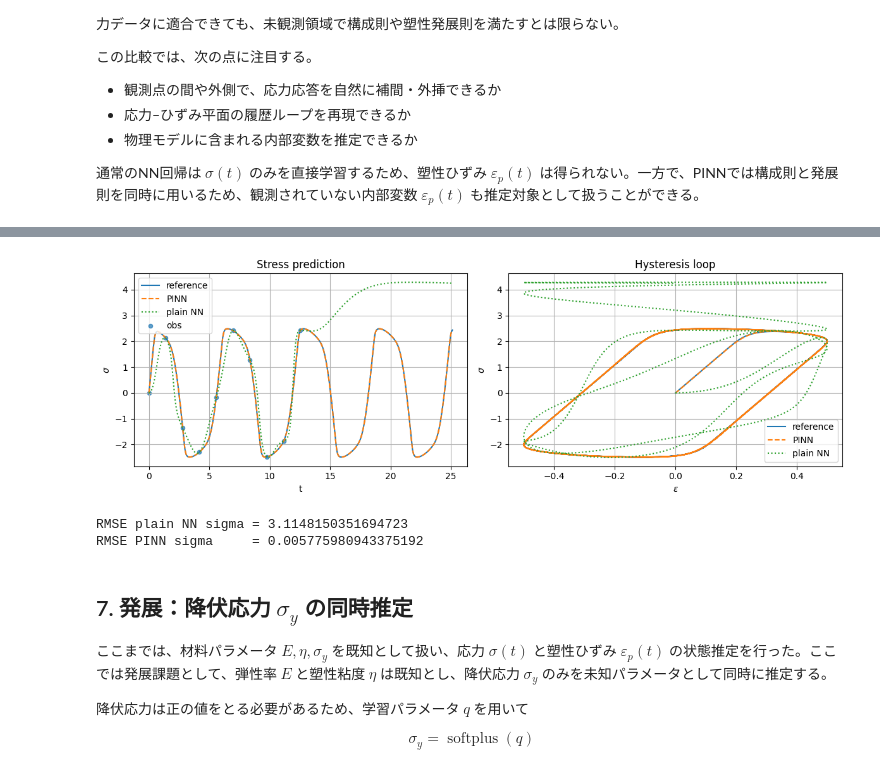
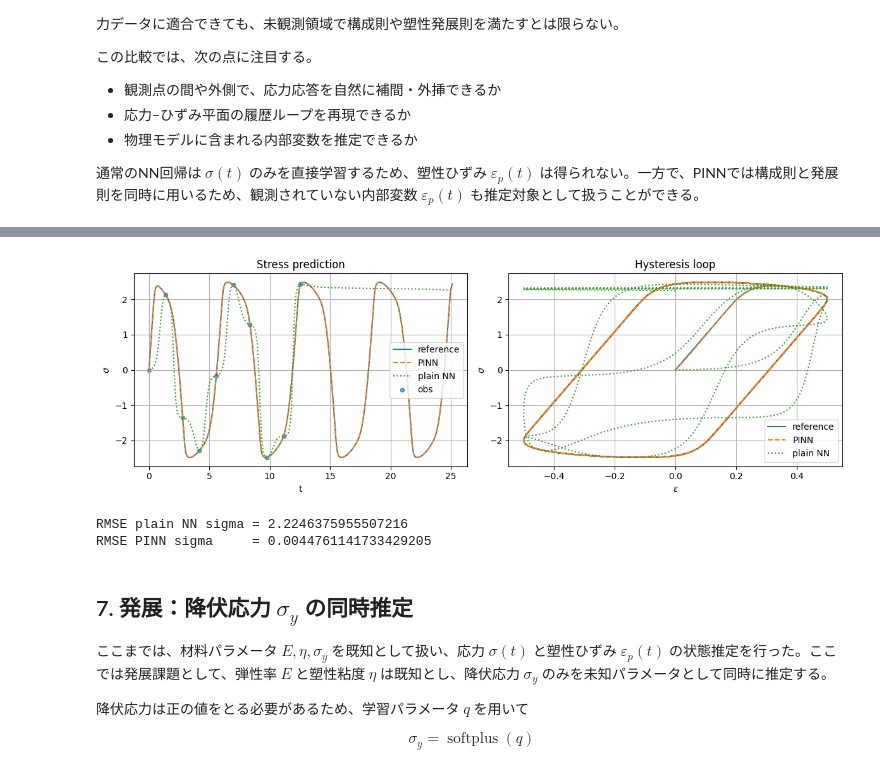
Before and after one commit to itoshin110/Lecture-of-physics-informed-neural-networks, a Jupyter notebook: pinn_elastoviscoplastic_bingham.ipynb, the cells around one changed output, grey strips where cells are left out. Cells and saved outputs as stored; diff of their text form; code cells hidden in the pictures.

```diff
--- a/pinn_elastoviscoplastic_bingham.ipynb
+++ b/pinn_elastoviscoplastic_bingham.ipynb
@@ -414,11 +414,11 @@ def pinn_residuals(model, t_col):
 実行時間が長い場合は、`n_iter` を小さくするとよい。一方で、より高い精度を得たい場合は、`n_iter` や collocation 点数 `N_col` を増やすことで、学習反復回数や物理残差を評価する点数を増やすことができる。
 # %%
 
-model = MLP(width=64, depth=4).to(device)
+model = MLP(width=64, depth=6).to(device)
 optimizer = SOAP(model.parameters(),lr=1e-3)
 
-N_col = 2000
-n_iter = 30000
+N_col = 4000
+n_iter = 10000
 
 w_data = 1.0
 w_const = 1.0
@@ -574,10 +574,10 @@ class ScalarMLP(nn.Module):
         x = 2.0 * t / T - 1.0
         return self.net(x)
 
-reg_model = ScalarMLP(width=64, depth=4).to(device)
+reg_model = ScalarMLP(width=64, depth=6).to(device)
 reg_opt = SOAP(reg_model.parameters(), lr=1e-3)
 
-n_iter = 30000
+n_iter = 10000
 
 for it in range(1, n_iter + 1):
     reg_opt.zero_grad()
@@ -640,6 +640,6 @@ it=30000 loss=3.799e-07
-[figure, old version]
+[figure, new version]
-RMSE plain NN sigma = 3.1148150351694723
-RMSE PINN sigma     = 0.005775980943375192
+RMSE plain NN sigma = 2.2246375955507216
+RMSE PINN sigma     = 0.0044761141733429205
 # %% [markdown]
 ## 7. 発展：降伏応力 $\sigma_y$ の同時推定
 
```
Also changed, not shown: parts of 7 cells of this notebook.
